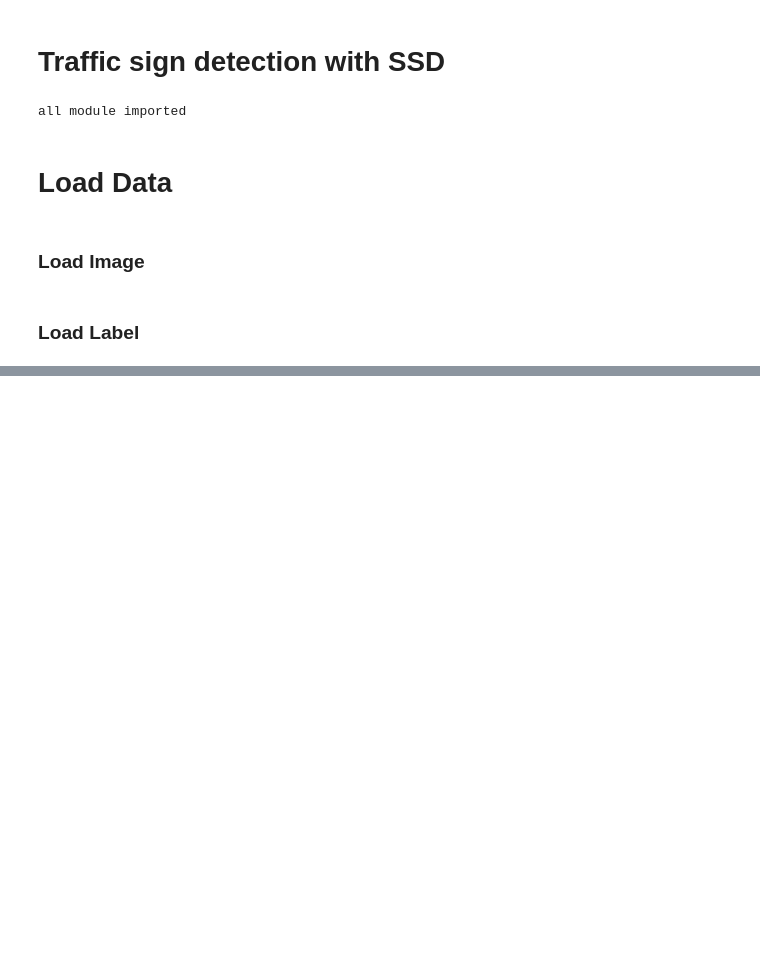
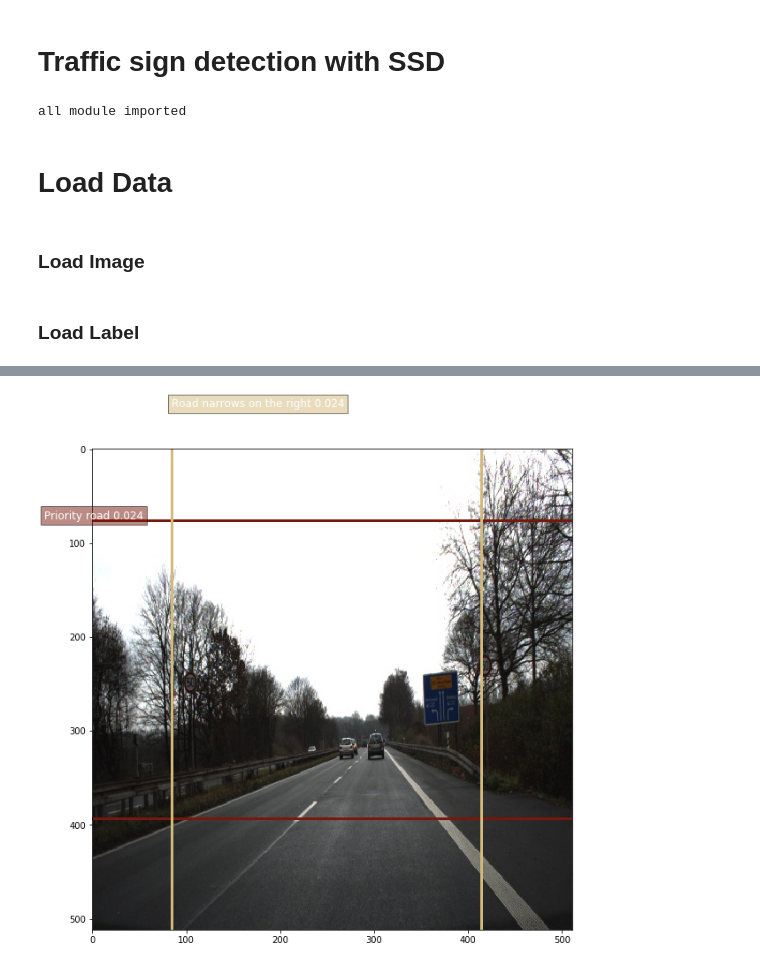
Before and after one commit to liferlisiqi/Traffic-Sign-Detection, a Jupyter notebook: SSD.ipynb, the cells around one changed output, grey strips where cells are left out. Drawn from its saved outputs; the diff is of its cells as text; code cells hidden in the pictures; blank space fills up the shorter version.

```diff
--- a/SSD.ipynb
+++ b/SSD.ipynb
@@ -81,0 +418,5 @@ plt.show()
+# %%
+net = ToySSD(NUM_CLASS)
+net.initialize(mx.init.Xavier(magnitude=2), ctx=ctx)
+net.collect_params().reset_ctx(ctx)
+trainer = gluon.Trainer(net.collect_params(), 'sgd', {'learning_rate': 0.1, 'wd': 5e-4})
@@ -81,0 +531,5 @@ plt.show()
+# %%
+anchors, cls_preds, box_preds = net(x.as_in_context(ctx))
+print('anchors', anchors)
+print('class predictions', cls_preds)
+print('box delta predictions', box_preds)
@@ -81,0 +554,6 @@ plt.show()
+# %%
+# convert predictions to probabilities using softmax
+cls_probs = nd.SoftmaxActivation(nd.transpose(cls_preds, (0, 2, 1)), mode='channel')
+# apply shifts to anchors boxes, non-maximum-suppression, etc...
+output = MultiBoxDetection(*[cls_probs, box_preds, anchors], force_suppress=True, clip=False)
+print(output)
@@ -81,0 +575,29 @@ plt.show()
+# %%
+def display(img, out, thresh=0.5):
+    mpl.rcParams['figure.figsize'] = (10,10)
+    pens = dict()
+    plt.clf()
+    plt.imshow(img)
+    for det in out:
+        cid = int(det[0])
+        if cid < 0:
+            continue
+        score = det[1]
+        if score < thresh:
+            continue
+        if cid not in pens:
+            pens[cid] = (random.random(), random.random(), random.random())
+        scales = [img.shape[1], img.shape[0]] * 2
+        xmin, ymin, xmax, ymax = [int(p * s) for p, s in zip(det[2:6].tolist(), scales)]
+        rect = plt.Rectangle((xmin, ymin), xmax - xmin, ymax - ymin, fill=False,
+                             edgecolor=pens[cid], linewidth=3)
+        plt.gca().add_patch(rect)
+        text = signnames[cid]
+        plt.gca().text(xmin, ymin-2, '{:s} {:.3f}'.format(text, score),
+                       bbox=dict(facecolor=pens[cid], alpha=0.5),
+                       fontsize=12, color='white')
+    plt.show()
+
+display(image[:, :, (2, 1, 0)], output[0].asnumpy(), thresh=0.02)
+# %% [output]
+[figure, added]
```
Also changed, not shown: parts of 32 cells of this notebook, 1 other file.
